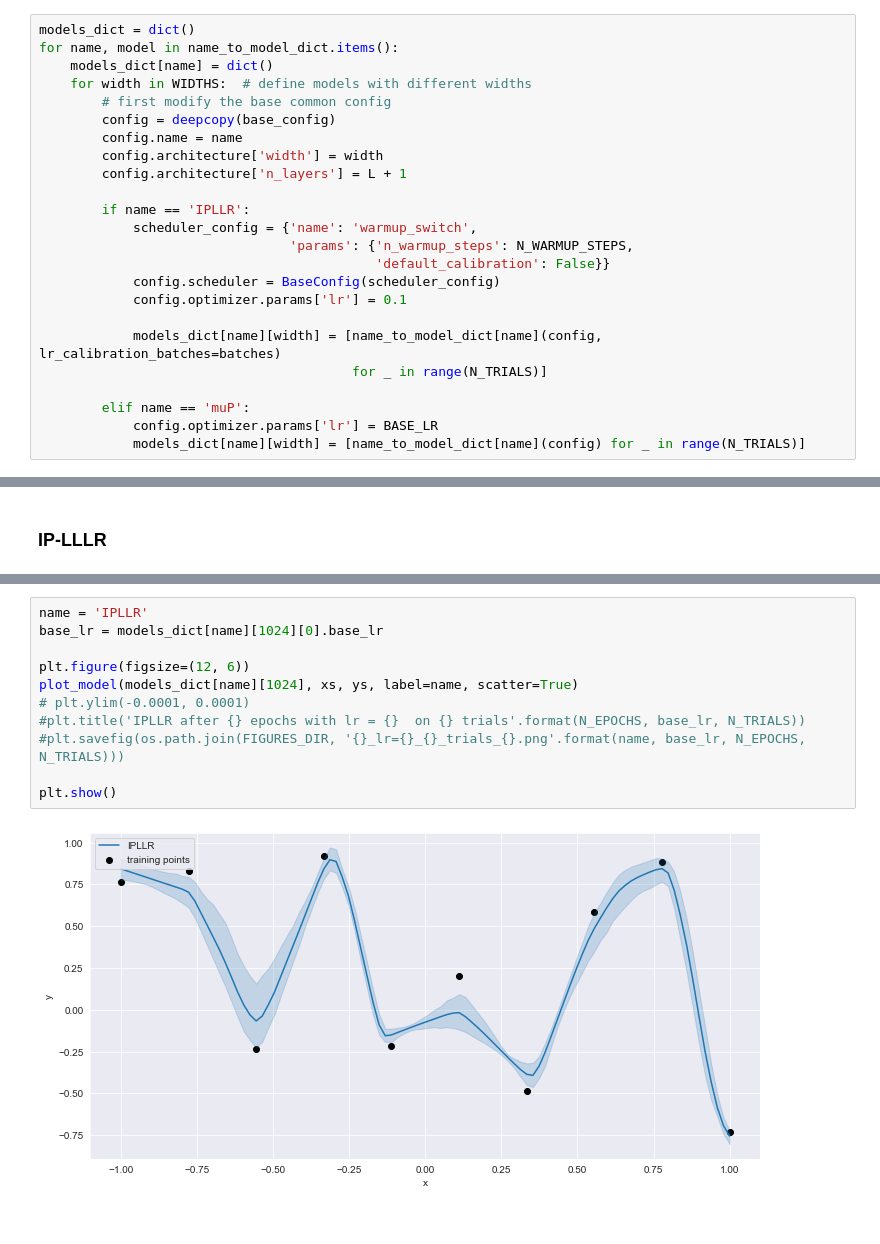
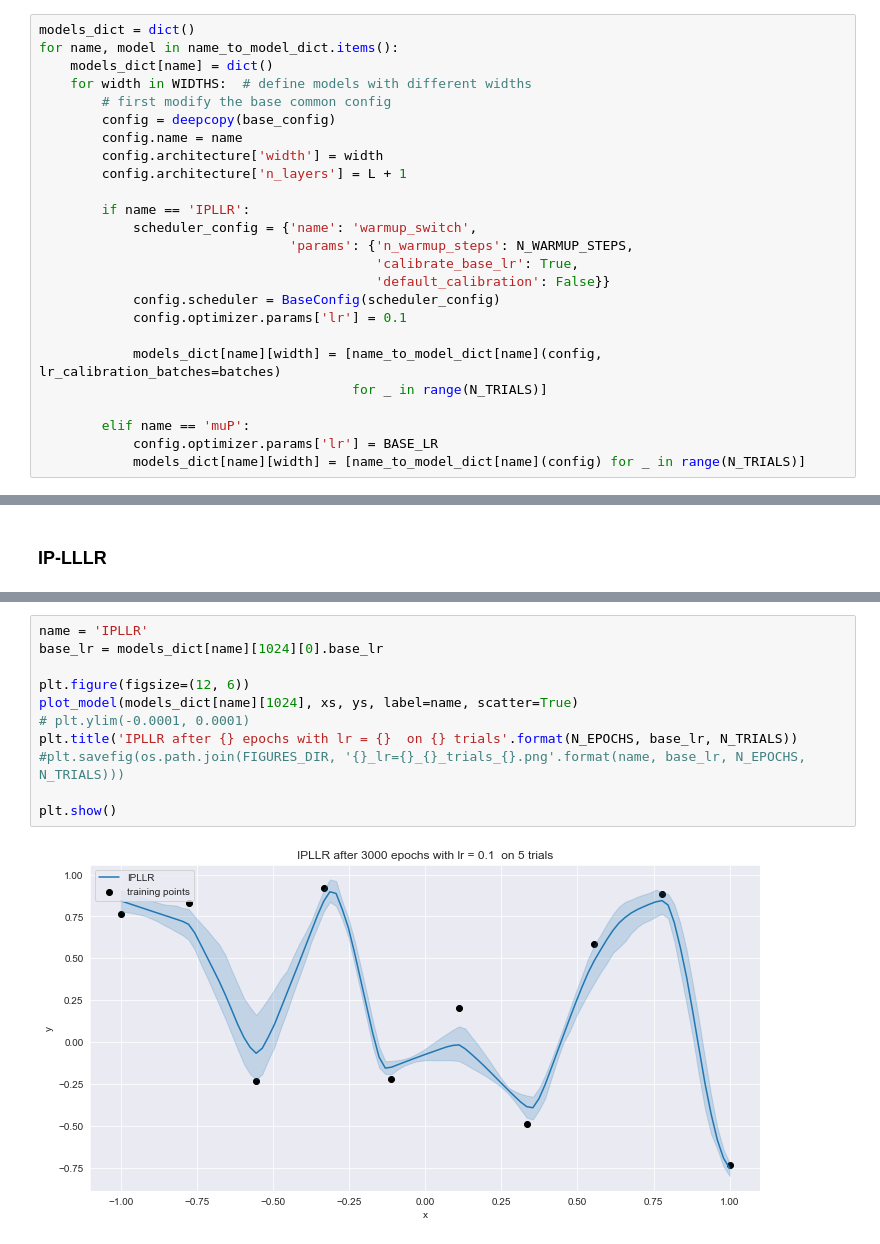
Before and after one commit to karl-hajjar/wide-networks, a Jupyter notebook: pytorch/notebooks/abc_parameterizations/1d/plot-fc-1d-calibration.ipynb, the cells around one changed output, grey strips where cells are left out. Drawn from its saved outputs; the diff is of its cells as text.

```diff
--- a/pytorch/notebooks/abc_parameterizations/1d/plot-fc-1d-calibration.ipynb
+++ b/pytorch/notebooks/abc_parameterizations/1d/plot-fc-1d-calibration.ipynb
@@ -81,6 +81,7 @@ for name, model in name_to_model_dict.items():
         if name == 'IPLLR':
             scheduler_config = {'name': 'warmup_switch',
                                 'params': {'n_warmup_steps': N_WARMUP_STEPS,
+                                           'calibrate_base_lr': True,
                                            'default_calibration': False}}
             config.scheduler = BaseConfig(scheduler_config)
             config.optimizer.params['lr'] = 0.1
@@ -181,13 +182,13 @@ for k in range(len(models_dict[name][1024])):
 # %%
 name = 'IPLLR'
 base_lr = models_dict[name][1024][0].base_lr
 
 plt.figure(figsize=(12, 6))
 plot_model(models_dict[name][1024], xs, ys, label=name, scatter=True)
 # plt.ylim(-0.0001, 0.0001)
-#plt.title('IPLLR after {} epochs with lr = {}  on {} trials'.format(N_EPOCHS, base_lr, N_TRIALS))
+plt.title('IPLLR after {} epochs with lr = {}  on {} trials'.format(N_EPOCHS, base_lr, N_TRIALS))
 #plt.savefig(os.path.join(FIGURES_DIR, '{}_lr={}_{}_trials_{}.png'.format(name, base_lr, N_EPOCHS, N_TRIALS)))
 
 plt.show()
 # %% [output]
-[figure, old version]
+[figure, new version]
```
Also changed, not shown: parts of 4 cells of this notebook, 9 other files.
